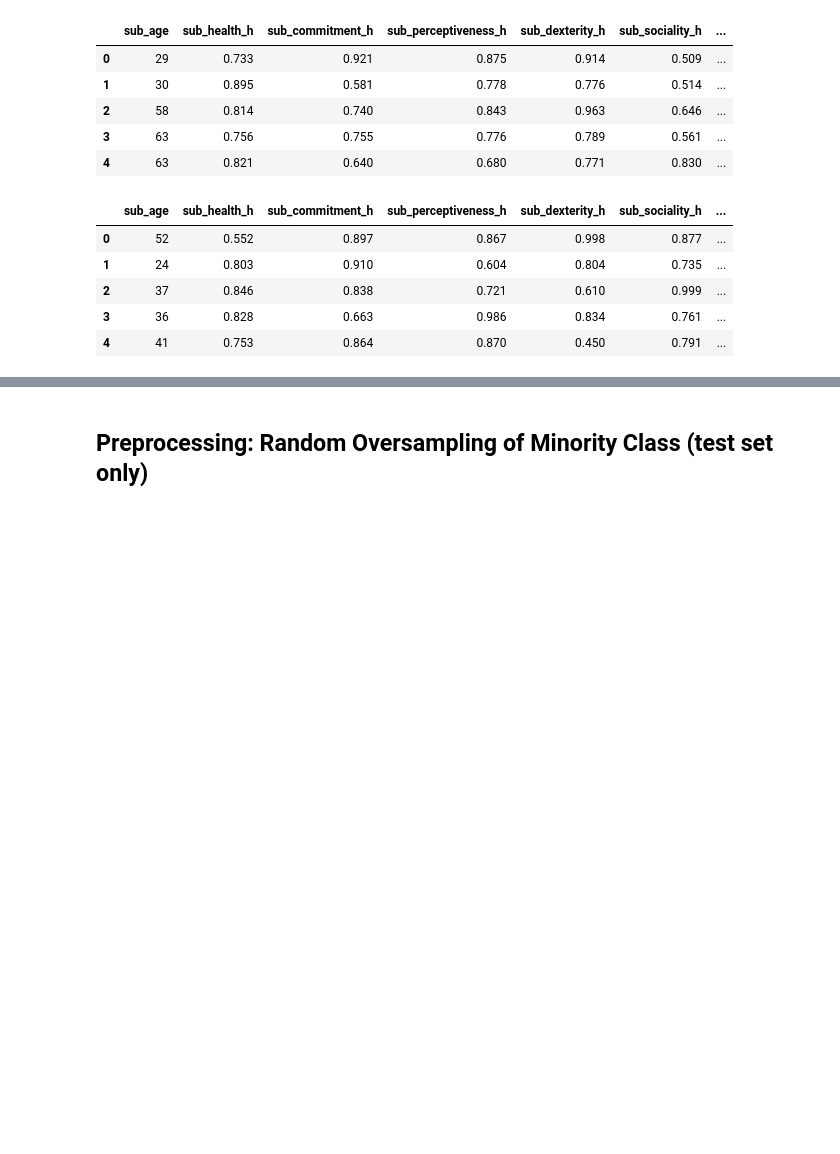
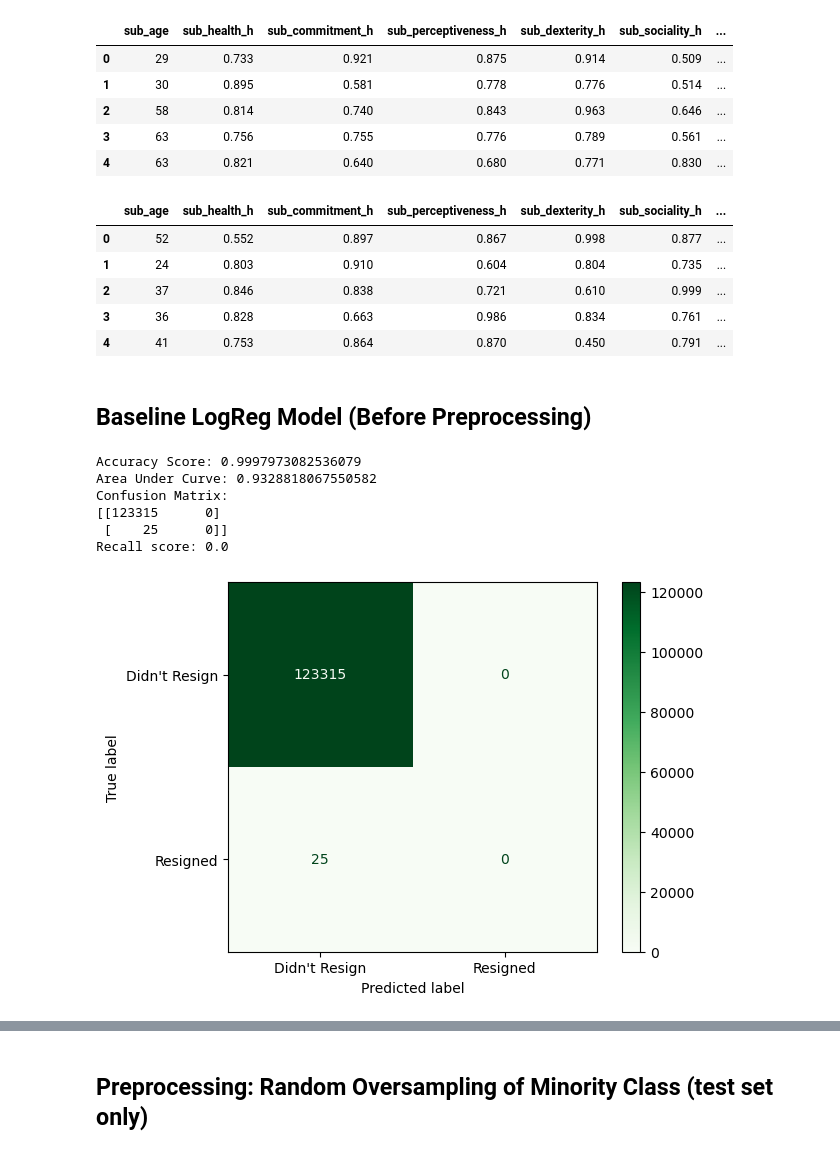
Before and after one commit to kyleanthonyr/Predicting-Employee-Attrition, a Jupyter notebook: notebooks/04-kar-modeling.ipynb, the cells around one changed output, grey strips where cells are left out. Cells and saved outputs as stored; diff of their text form; code cells hidden in the pictures; blank space fills up the shorter version.

```diff
--- a/notebooks/04-kar-modeling.ipynb
+++ b/notebooks/04-kar-modeling.ipynb
@@ -46,0 +68,2 @@ X_test.head()
+# %% [markdown]
+## Baseline LogReg Model (Before Preprocessing)
@@ -46,0 +78,18 @@ X_test.head()
+# %%
+# Metrics
+print(f'Accuracy Score: {accuracy_score(y_test,y_pred_test)}')
+print(f'Area Under Curve: {roc_auc_score(y_test, baseline.predict_proba(X_test)[:, 1])}')
+print(f'Confusion Matrix: \n{confusion_matrix(y_test, y_pred_test)}')
+print(f'Recall score: {recall_score(y_test,y_pred_test)}')
+# %% [output]
+Accuracy Score: 0.9997973082536079
+Area Under Curve: 0.9328818067550582
+Confusion Matrix:
+[[123315      0]
+ [    25      0]]
+Recall score: 0.0
+# %%
+display_cm = ConfusionMatrixDisplay.from_predictions(y_true=y_test, y_pred=y_pred_test, display_labels = ["Didn't Resign", 'Resigned'], cmap=plt.cm.Greens)
+plt.show()
+# %% [output]
+[figure, added]
```
Also changed, not shown: parts of 111 cells of this notebook.
